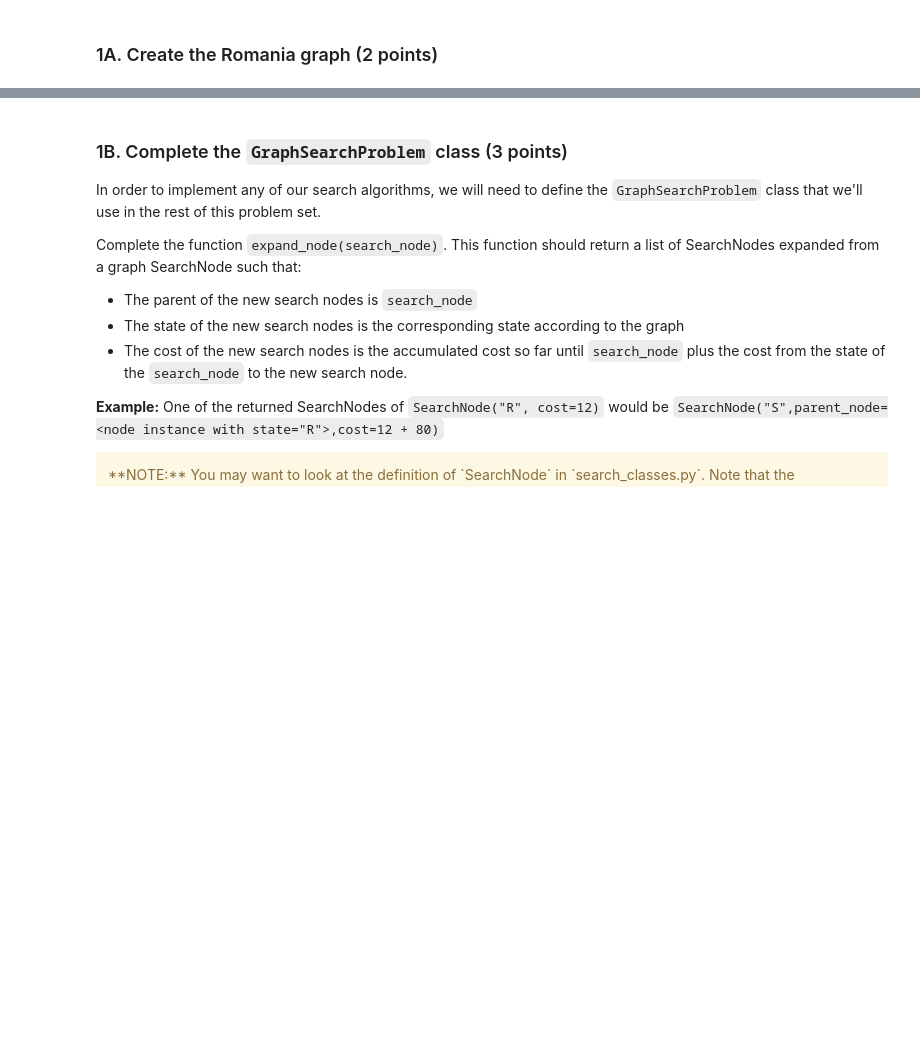
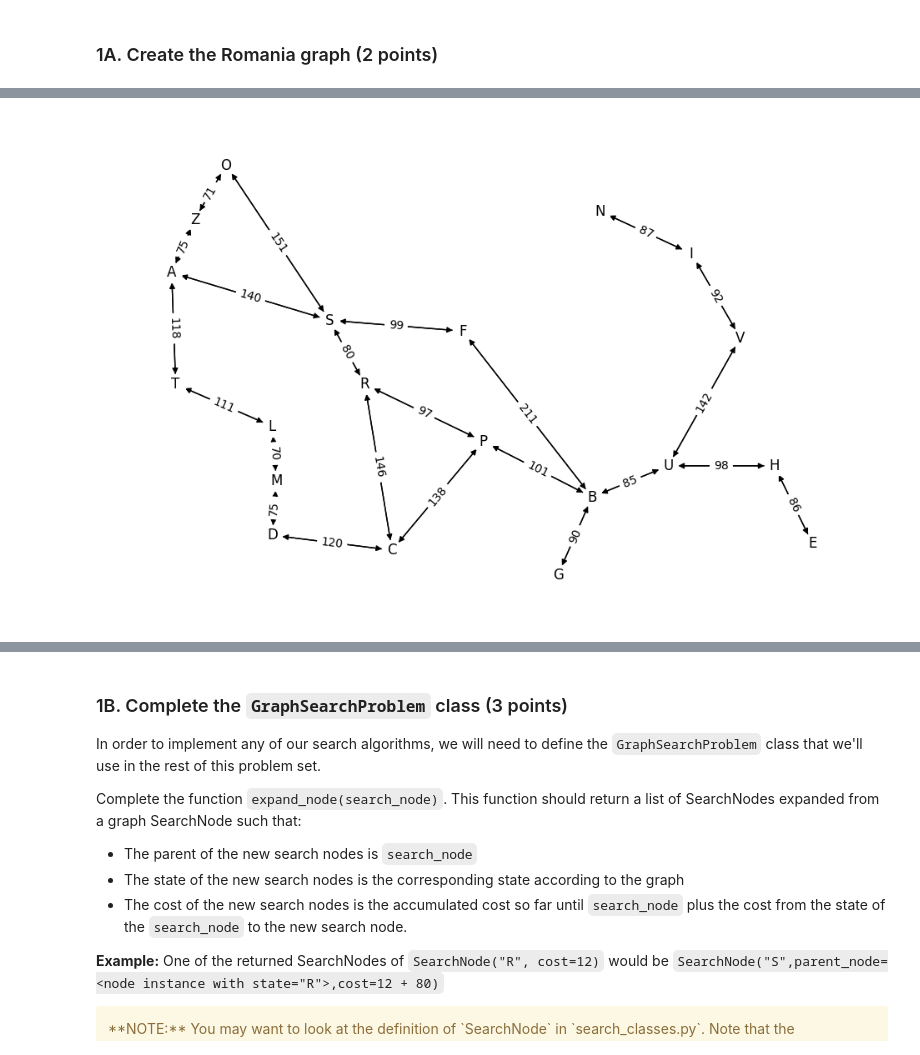
Before and after one commit to casxzhe/padm_local_f25, a Jupyter notebook: homeworks/ps2/ProblemSet02_InformedSearch_release.ipynb, the cells around one changed output, grey strips where cells are left out. Cells and saved outputs as stored; diff of their text form; code cells hidden in the pictures; blank space fills up the shorter version.

```diff
--- a/homeworks/ps2/ProblemSet02_InformedSearch_release.ipynb
+++ b/homeworks/ps2/ProblemSet02_InformedSearch_release.ipynb
@@ -150,13 +152,20 @@ romania_locations = dict(
 # %%
 # Write the code to generate the romania_graph in this cell
 # Save the graph in the romania_graph variable
 
 romania_graph = Graph()
 ## Complete the code to generate the graph below...
-raise NotImplementedError()
+for node1, node2_dict in romania_connections.items():
+    for node2, distance in node2_dict.items():
+        romania_graph.add_edge(node1, node2, distance)
+
+# Add the locations
+romania_graph.set_node_positions(romania_locations)
 
 # Let's draw the graph you have generated now.
 romania_graph.draw()
+# %% [output]
+[figure, added]
 # %%
 """Check that the romania graph is correct"""
 Grader.run_single_test_inline(TestPSet2, "test_01_romania_graph", locals())
```
Also changed, not shown: parts of 54 cells of this notebook, 5 other files.
